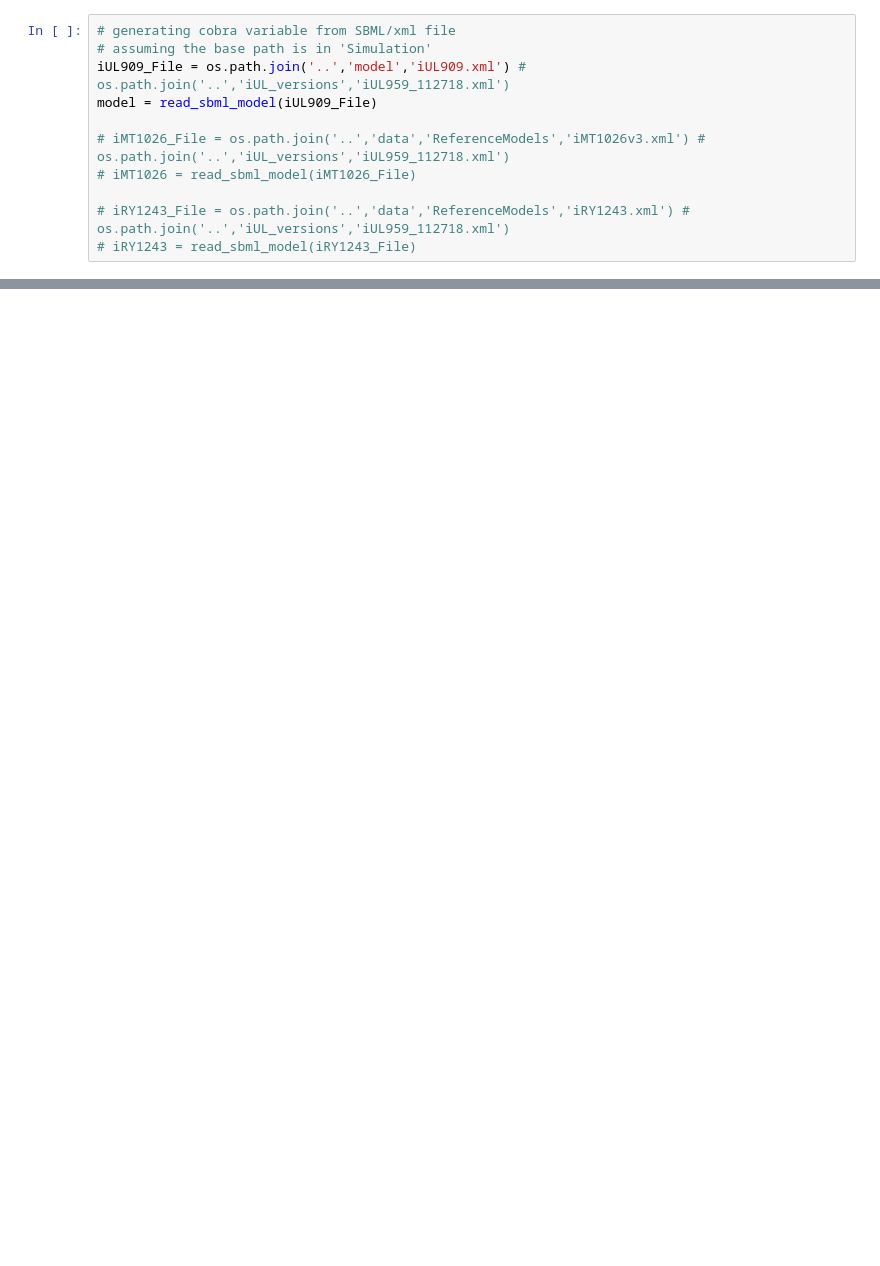
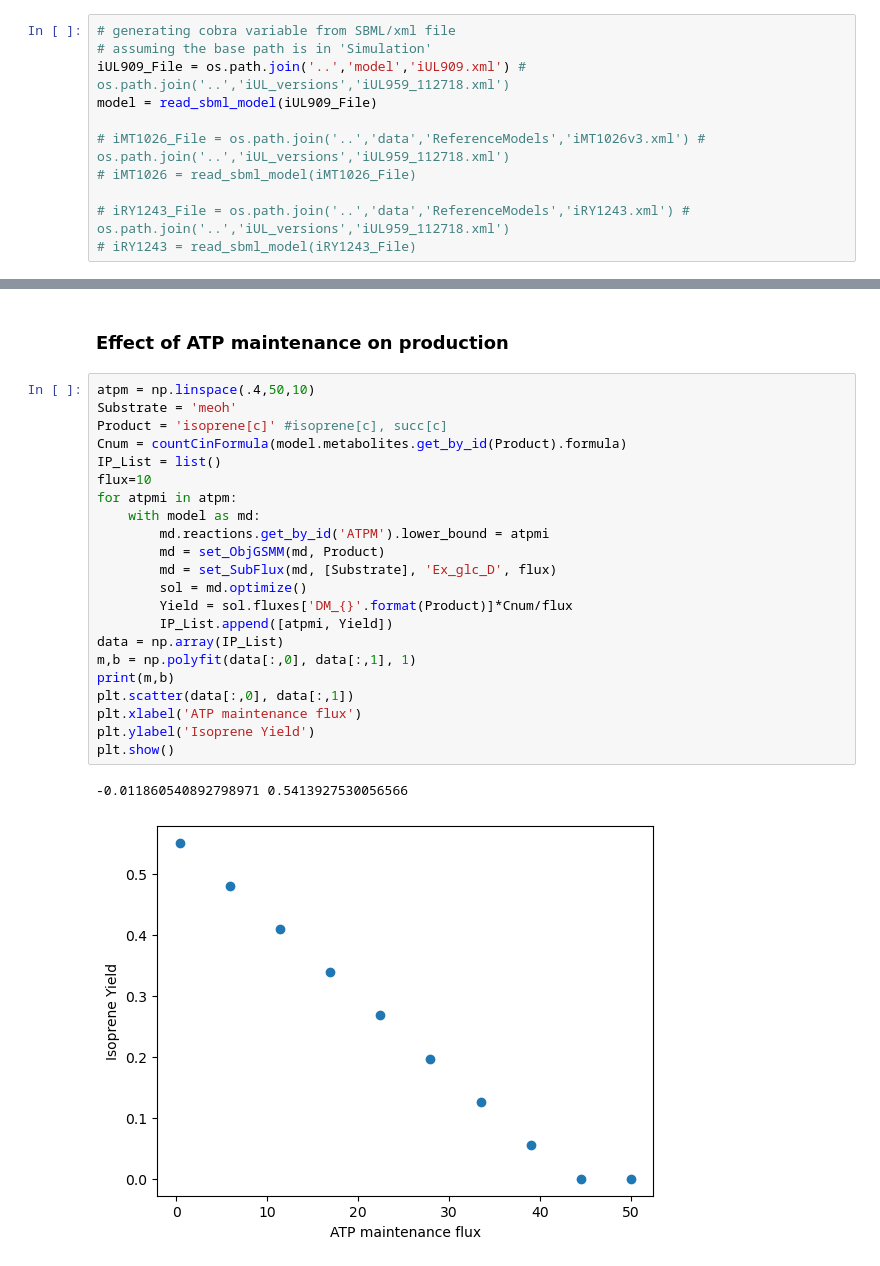
Before and after one commit to iAMB-RWTH-Aachen/Opol-GSMM, a Jupyter notebook: code/Model-Analysis.ipynb, the cells around one changed output, grey strips where cells are left out. Drawn from its saved outputs; the diff is of its cells as text; blank space fills up the shorter version.

Commit message:
Simulation Notebook, Figures 'ProdYields-VS-Growth', 'PathFluxCond-VS-MaxATP'

```diff
--- a/code/Model-Analysis.ipynb
+++ b/code/Model-Analysis.ipynb
@@ -79,0 +155,27 @@ model = read_sbml_model(iUL909_File)
+# %% [markdown]
+### Effect of ATP maintenance on production
+# %%
+atpm = np.linspace(.4,50,10)
+Substrate = 'meoh'
+Product = 'isoprene[c]' #isoprene[c], succ[c]
+Cnum = countCinFormula(model.metabolites.get_by_id(Product).formula)
+IP_List = list()
+flux=10
+for atpmi in atpm:
+    with model as md:
+        md.reactions.get_by_id('ATPM').lower_bound = atpmi
+        md = set_ObjGSMM(md, Product)
+        md = set_SubFlux(md, [Substrate], 'Ex_glc_D', flux)
+        sol = md.optimize()
+        Yield = sol.fluxes['DM_{}'.format(Product)]*Cnum/flux
+        IP_List.append([atpmi, Yield])
+data = np.array(IP_List)
+m,b = np.polyfit(data[:,0], data[:,1], 1)
+print(m,b)
+plt.scatter(data[:,0], data[:,1])
+plt.xlabel('ATP maintenance flux')
+plt.ylabel('Isoprene Yield')
+plt.show()
+# %% [output]
+-0.011860540892798971 0.5413927530056566
+[figure, added]
```
Also changed, not shown: parts of 23 cells of this notebook, 2 other files.
